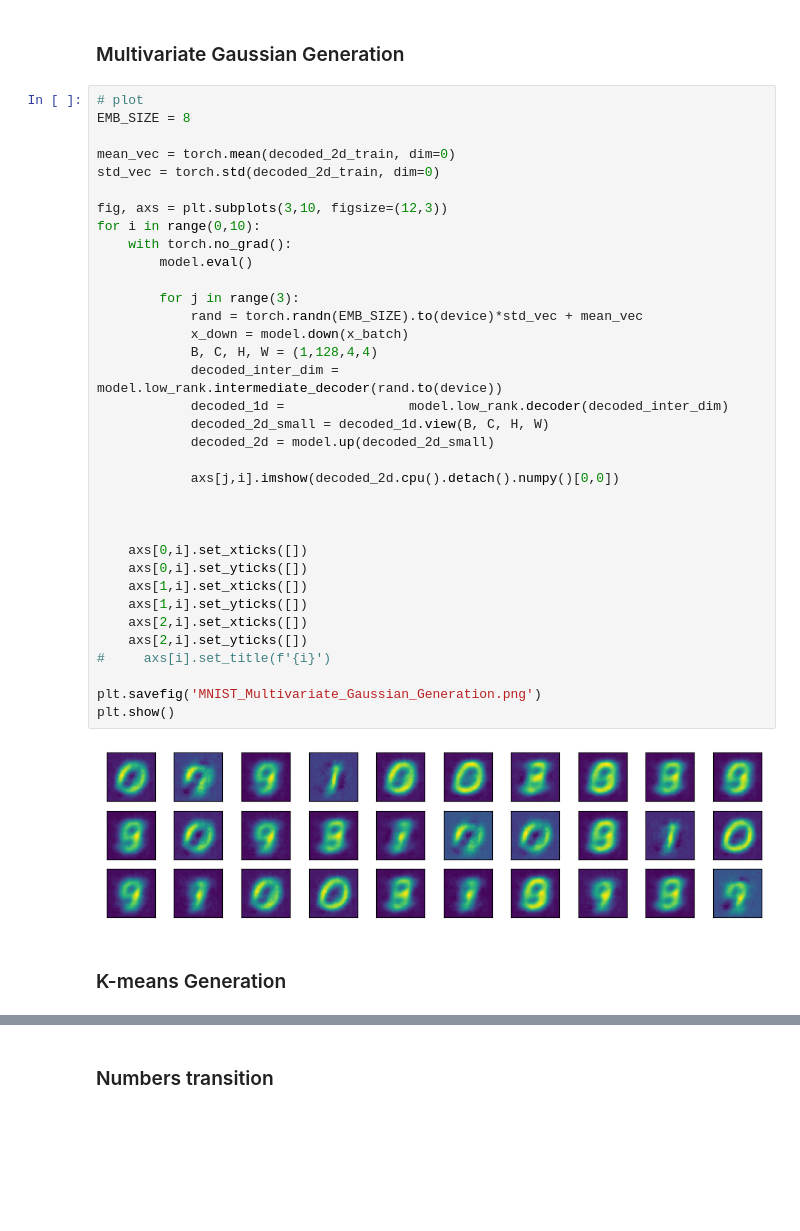
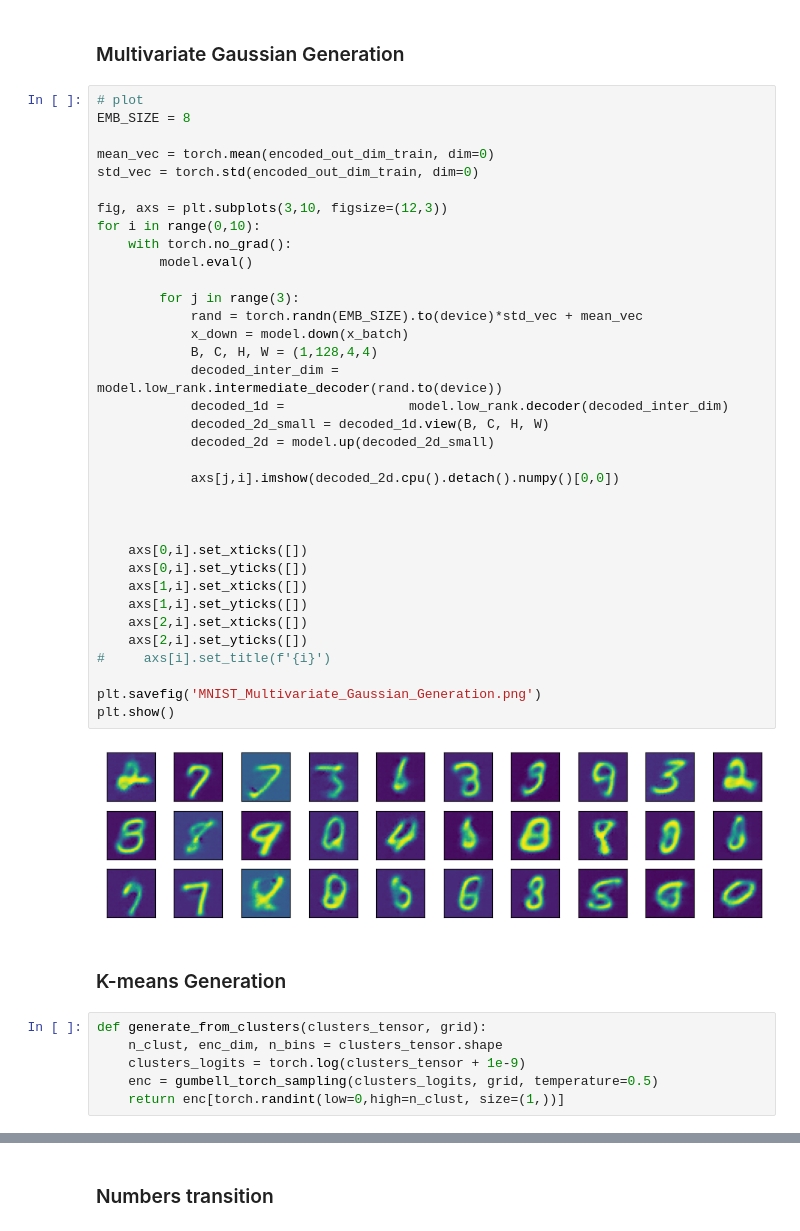
Before and after one commit to kotlyar-shapirov/Low_Rank_Autoencoder, a Jupyter notebook: Blocked Autoencoder with Tensor reconstruction MNIST.ipynb, the cells around one changed output, grey strips where cells are left out. Cells and saved outputs as stored; diff of their text form; blank space fills up the shorter version.

Commit message:
Added K-means sampling and removed old full-tensor generation code

```diff
--- a/Blocked Autoencoder with Tensor reconstruction MNIST.ipynb
+++ b/Blocked Autoencoder with Tensor reconstruction MNIST.ipynb
@@ -619,38 +621,44 @@ with torch.no_grad():
 # plot
 EMB_SIZE = 8
 
-mean_vec = torch.mean(decoded_2d_train, dim=0)
-std_vec = torch.std(decoded_2d_train, dim=0)
+mean_vec = torch.mean(encoded_out_dim_train, dim=0)
+std_vec = torch.std(encoded_out_dim_train, dim=0)
 
 fig, axs = plt.subplots(3,10, figsize=(12,3))
 for i in range(0,10):
     with torch.no_grad():
         model.eval()
 
         for j in range(3):
             rand = torch.randn(EMB_SIZE).to(device)*std_vec + mean_vec
             x_down = model.down(x_batch)
             B, C, H, W = (1,128,4,4)
             decoded_inter_dim =         model.low_rank.intermediate_decoder(rand.to(device))
             decoded_1d =                model.low_rank.decoder(decoded_inter_dim)
             decoded_2d_small = decoded_1d.view(B, C, H, W)
             decoded_2d = model.up(decoded_2d_small)
 
             axs[j,i].imshow(decoded_2d.cpu().detach().numpy()[0,0])
 
 
 
     axs[0,i].set_xticks([])
     axs[0,i].set_yticks([])
     axs[1,i].set_xticks([])
     axs[1,i].set_yticks([])
     axs[2,i].set_xticks([])
     axs[2,i].set_yticks([])
 #     axs[i].set_title(f'{i}')
 
 plt.savefig('MNIST_Multivariate_Gaussian_Generation.png')
 plt.show()
 # %% [output]
-[figure, old version]
+[figure, new version]
 # %% [markdown]
 ### K-means Generation
+# %%
+def generate_from_clusters(clusters_tensor, grid):
+    n_clust, enc_dim, n_bins = clusters_tensor.shape
+    clusters_logits = torch.log(clusters_tensor + 1e-9)
+    enc = gumbell_torch_sampling(clusters_logits, grid, temperature=0.5)
+    return enc[torch.randint(low=0,high=n_clust, size=(1,))]
```
Also changed, not shown: parts of 7 cells of this notebook, 4 other files.
